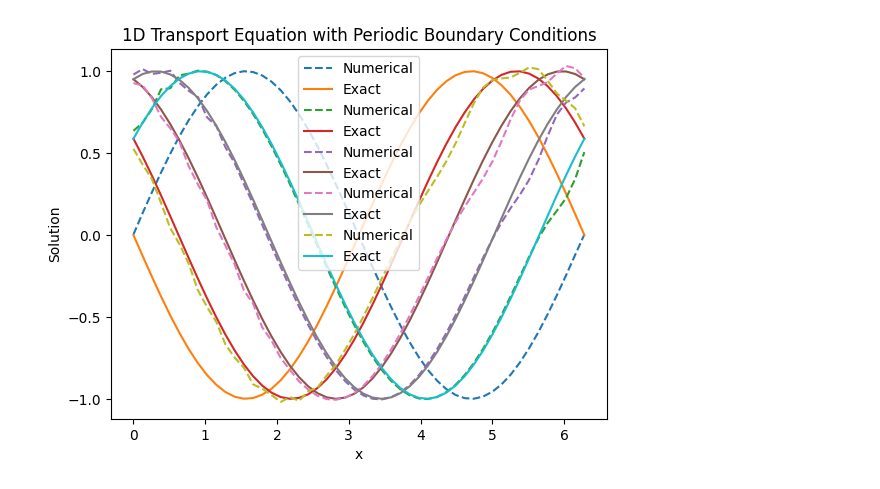
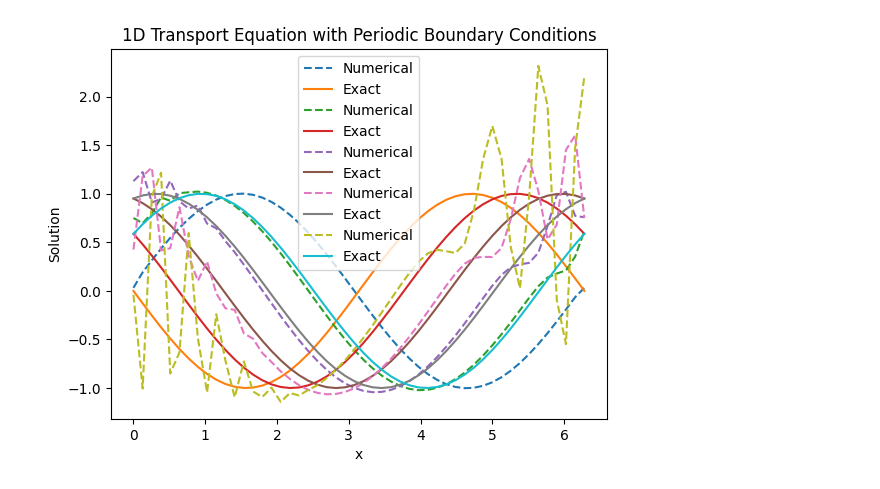
Before and after one commit to AITricia/ENM5320, a Jupyter notebook: Code/finiteDifferenceExample.ipynb, the cells around one changed output. Cells and saved outputs as stored; diff of their text form; code cells hidden in the pictures.

```diff
--- a/Code/finiteDifferenceExample.ipynb
+++ b/Code/finiteDifferenceExample.ipynb
@@ -6,33 +6,34 @@ import matplotlib.pyplot as plt
 
 # Parameters
 L = 2.0*np.pi  # Length of the domain
 T = np.pi   # Total time
 nx = 50  # Number of spatial points
-nt = 500  # Number of time steps
+nt = 50  # Number of time steps
 
 # Discretization
 dx = L / nx
 dt = T / nt
 x = np.linspace(0, L, nx)
 u = np.sin(2 * np.pi * x / L)  # Initial condition
 uexact = np.sin(2 * np.pi * (x-T) / L)  # Exact solution
 
 # Time-stepping loop
 for n in range(nt):
+    u_new = np.zeros_like(u)
     for i in range(nx):
         u_new[i] = u[i] + ( 0.5 * dt / dx) * (u[(i+1) % nx] - u[(i-1) % nx])
     for i in range(nx):
         u[i] = u_new[i]
-    if n % 100 == 0:
+    if n % 10 == 0:
       tn = n*dt
       uexact = np.sin(-2 * np.pi * (x-tn) / L)
       plt.plot(x, u,'--',label='Numerical')
       plt.plot(x, uexact, label='Exact')
 
 plt.legend()
 plt.xlabel('x')
 plt.ylabel('Solution')
 plt.title('1D Transport Equation with Periodic Boundary Conditions')
 plt.show()
 # %% [output]
-[figure, old version]
+[figure, new version]
```
